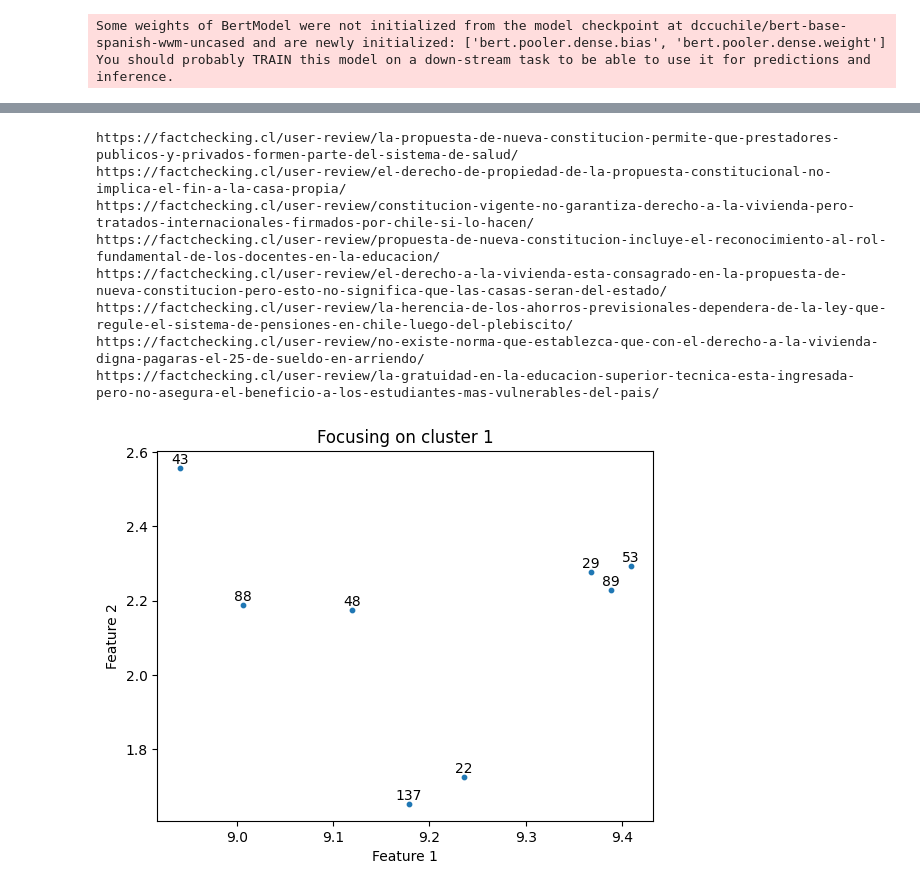
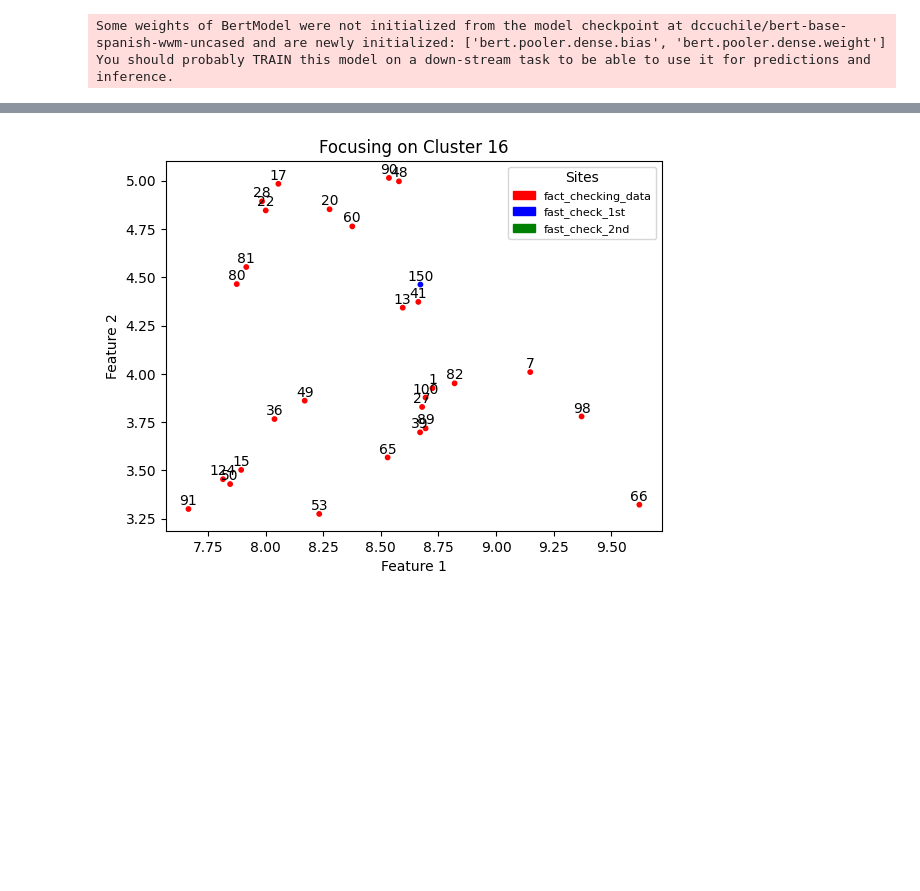
Before and after one commit to MolodyGs/Multimodal-News-Data-Collection, a Jupyter notebook: src/models/text_model.ipynb, the cells around one changed output, grey strips where cells are left out. Saved outputs shown, nothing was run; the diff lists cells and outputs as text; code cells hidden in the pictures; blank space fills up the shorter version.

```diff
--- a/src/models/text_model.ipynb
+++ b/src/models/text_model.ipynb
@@ -86,8 +96,8 @@ with open("../fact_checking_data//fact_checking_data_extracted.json", 'r', encod
 
 texts = [fact["veracity"] + "" + fact["content"] for fact in json_data["facts"]]
 labels = [fact["veracity"] for fact in json_data["facts"]]
+sites = ["fact_checking_data" for _ in range(len(texts))]
 
-data = {
-    "text": texts,
-    "label": labels
-}
+data["text"] = data["text"] + texts
+data["label"] = data["label"] + labels
+data["site"] = data["site"] + sites
@@ -200,12 +238,13 @@ https://factchecking.cl/user-review/el-derecho-a-un-sueldo-justo-no-garantiza-su
 # %%
-umap_model = umap.UMAP(n_components=2, random_state=42, n_neighbors=10, metric='euclidean')
+
+umap_model = umap.UMAP(n_components=2, random_state=10, n_neighbors=3, min_dist=0.0, n_jobs=1, init='random')
 embeddings_2d = umap_model.fit_transform(embeddings)
 
-clusterer = hdbscan.HDBSCAN(min_cluster_size=5, metric='euclidean')
+clusterer = hdbscan.HDBSCAN(min_cluster_size=5, min_samples=3, cluster_selection_epsilon=0.5)
 cluster_labels = clusterer.fit_predict(embeddings_2d)
 
 # Visualizar los resultados
-plt.scatter(embeddings_2d[:, 0], embeddings_2d[:, 1], c=cluster_labels, cmap='viridis', s=10)
+plt.scatter(embeddings_2d[:, 0], embeddings_2d[:, 1], c=cluster_labels, s=10)
 plt.title('Results using UMAP and HDBSCAN')
 plt.xlabel('Feature 1')
 plt.ylabel('Feature 2')
@@ -239,41 +278,30 @@ Silhouette Score: 0.3521948754787445
 # %%
-# Focusing on cluster 0
-cluster_to_print = 0
+
+colors = {'fact_checking_data': 'red', 'fast_check_1st': 'blue', 'fast_check_2nd': 'green'}
+
+cluster_to_print = 16
 facts_selected = []
 facts_labels = []
+sites = []
 
-json_data = {}
-
-with open("../fact_checking_data//fact_checking_data_extracted_linked.json", 'r', encoding='utf-8') as file:
-    json_data = json.load(file)
-
-for index, fact in enumerate(json_data["facts"]):
+for index, fact in enumerate(embeddings_2d):
     if cluster_labels[index] == cluster_to_print:
         facts_selected.append(embeddings_2d[index].tolist())
         facts_labels.append(index)
-        print(json_data['facts'][index]['link'])
+        sites.append(data["site"][index])
 
+labels = [colors[site] for site in sites]
+plt.scatter([fact[0] for fact in facts_selected], [fact[1] for fact in facts_selected], s=10, c=labels)
 
-plt.scatter([fact[0] for fact in facts_selected], [fact[1] for fact in facts_selected], s=10)
 for x, y, etiqueta in zip([fact[0] for fact in facts_selected], [fact[1] for fact in facts_selected], facts_labels):
-    plt.annotate(etiqueta, (x, y), textcoords="offset points", xytext=(0,3), ha='center')
+    plt.annotate(etiqueta, (x, y), textcoords="offset points", xytext=(0, 3), ha='center')
 
-# for index, facts_labels in enumerate(facts_labels):
-#     plt.text(23, -21 - 0.3*index, f"[{facts_labels}] {json_data['facts'][index]['link']}", fontsize=8)
-# plt.gcf().set_size_inches(6, 6)
-# plt.xlim(24, 32)
-# plt.ylim(-20, -12)
-plt.title('Focusing on cluster 1')
+legend_labels = [mpatches.Patch(color=color, label=label) for label, color in colors.items()]
+plt.legend(handles=legend_labels, title="Sites", fontsize=8)
+
+plt.title(f'Focusing on Cluster {cluster_to_print}')
 plt.xlabel('Feature 1')
 plt.ylabel('Feature 2')
 plt.show()
 # %% [output]
-https://factchecking.cl/user-review/la-propuesta-de-nueva-constitucion-permite-que-prestadores-publicos-y-privados-formen-parte-del-sistema-de-salud/
-https://factchecking.cl/user-review/el-derecho-de-propiedad-de-la-propuesta-constitucional-no-implica-el-fin-a-la-casa-propia/
-https://factchecking.cl/user-review/constitucion-vigente-no-garantiza-derecho-a-la-vivienda-pero-tratados-internacionales-firmados-por-chile-si-lo-hacen/
-https://factchecking.cl/user-review/propuesta-de-nueva-constitucion-incluye-el-reconocimiento-al-rol-fundamental-de-los-docentes-en-la-educacion/
-https://factchecking.cl/user-review/el-derecho-a-la-vivienda-esta-consagrado-en-la-propuesta-de-nueva-constitucion-pero-esto-no-significa-que-las-casas-seran-del-estado/
-https://factchecking.cl/user-review/la-herencia-de-los-ahorros-previsionales-dependera-de-la-ley-que-regule-el-sistema-de-pensiones-en-chile-luego-del-plebiscito/
-https://factchecking.cl/user-review/no-existe-norma-que-establezca-que-con-el-derecho-a-la-vivienda-digna-pagaras-el-25-de-sueldo-en-arriendo/
-https://factchecking.cl/user-review/la-gratuidad-en-la-educacion-superior-tecnica-esta-ingresada-pero-no-asegura-el-beneficio-a-los-estudiantes-mas-vulnerables-del-pais/
-[figure, old version]
+[figure, new version]
```
Also changed, not shown: parts of 13 cells of this notebook.
